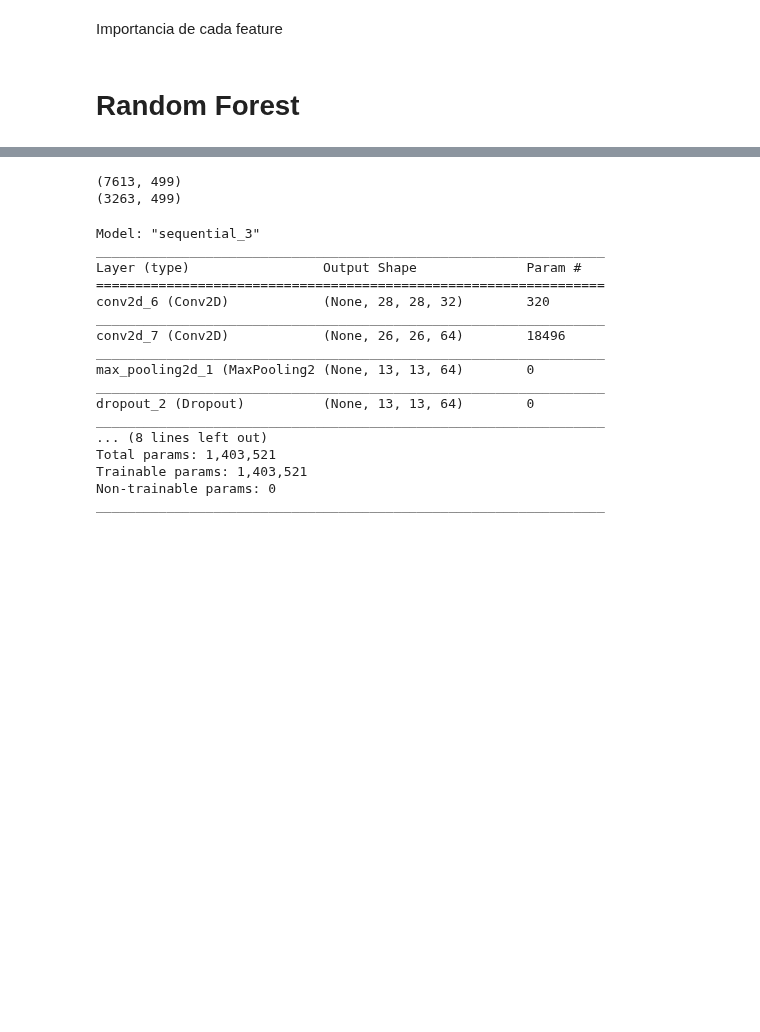
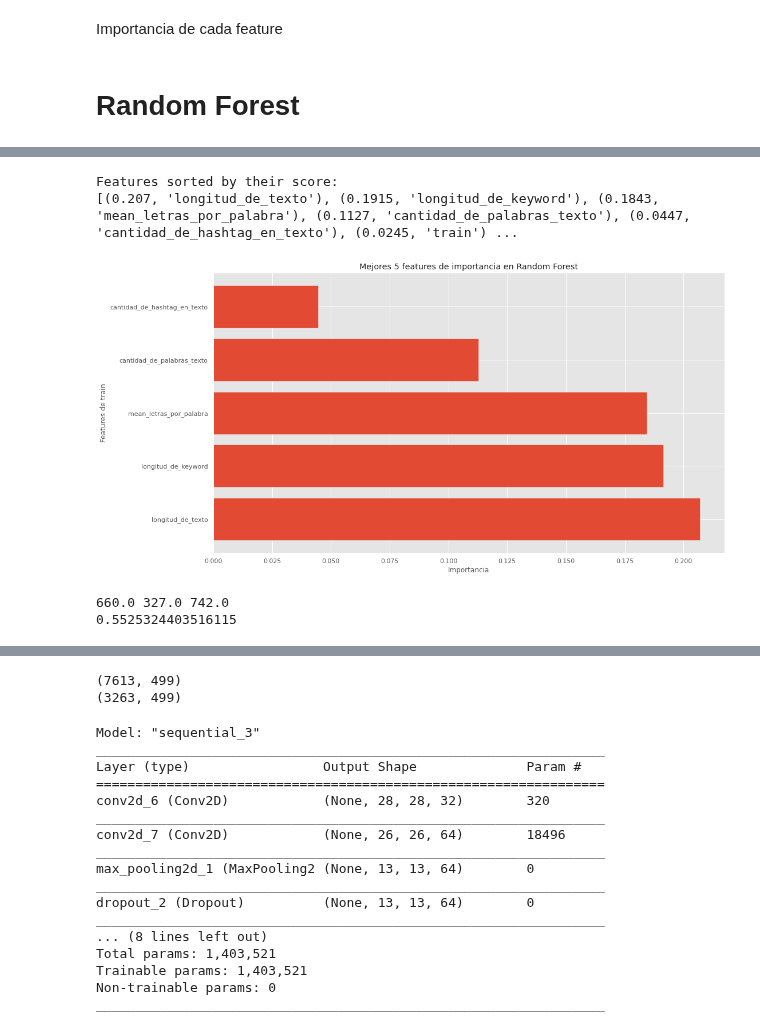
Before and after one commit to GIBelletti/TP2-7506-Datos, a Jupyter notebook: TP2(colab).ipynb, the cells around one changed output, grey strips where cells are left out. Saved outputs shown, nothing was run; the diff lists cells and outputs as text; code cells hidden in the pictures; blank space fills up the shorter version.

```diff
--- a/TP2(colab).ipynb
+++ b/TP2(colab).ipynb
@@ -944,7 +1016,7 @@ busqueda_de_hiperparametros_optimos_XGBoost_busqueda_binaria()
 # %%
-xgb_reg = xgb.XGBRegressor(max_depth = 7,
-                           colsample_bytree = 0.5,
-                           learning_rate = 0.6,
+xgb_reg = xgb.XGBClassifier(max_depth = 14,
+                           colsample_bytree = 0.58,
+                           learning_rate = 0.52,
                            alpha = 10,
                            objetive = 'reg:squarederror')
 # %%
@@ -1176,0 +1107,33 @@ busqueda_de_hiperparametros_optimos_ramdom_forest_busqueda_binaria()
+# %%
+rf = RandomForestClassifier(random_state=193,
+                           n_estimators = 4600,
+                           max_features = 14,
+                           max_depth = 49,
+                           min_samples_split=30)
+rf.fit(train_set, train_label)
+feature_imp = sorted(zip(map(lambda x: round(x, 4), rf.feature_importances_), list(train_set.columns)),
+             reverse=True)
+print("Features sorted by their score:")
+print(feature_imp)
+# %% [output]
+Features sorted by their score:
+[(0.207, 'longitud_de_texto'), (0.1915, 'longitud_de_keyword'), (0.1843, 'mean_letras_por_palabra'), (0.1127, 'cantidad_de_palabras_texto'), (0.0447, 'cantidad_de_hashtag_en_texto'), (0.0245, 'train') ...
+# %%
+scores = [x[0] for x in feature_imp][0:5]
+features = [x[1] for x in feature_imp][0:5]
+
+plt.barh(features, scores)
+plt.ylabel('Features de train')
+plt.xlabel('Importancia')
+plt.title('Mejores 5 features de importancia en Random Forest')
+plt.show()
+# %% [output]
+[figure, added]
+# %%
+predicts = rf.predict(test_set)
+result['target'] = predicts
+print(F1(result))
+resultados_de_prediccion = copy.deepcopy(result)
+# %% [output]
+660.0 327.0 742.0
+0.5525324403516115
```
Also changed, not shown: parts of 79 cells of this notebook.
